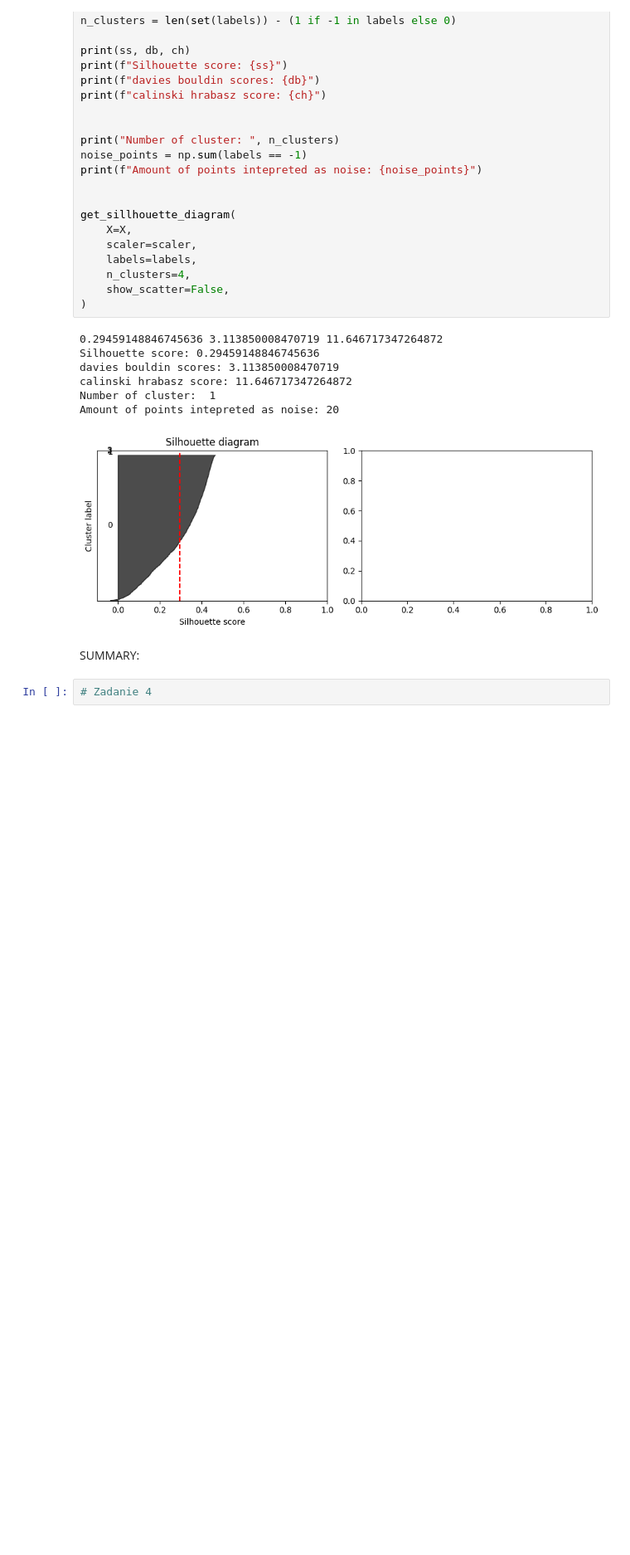
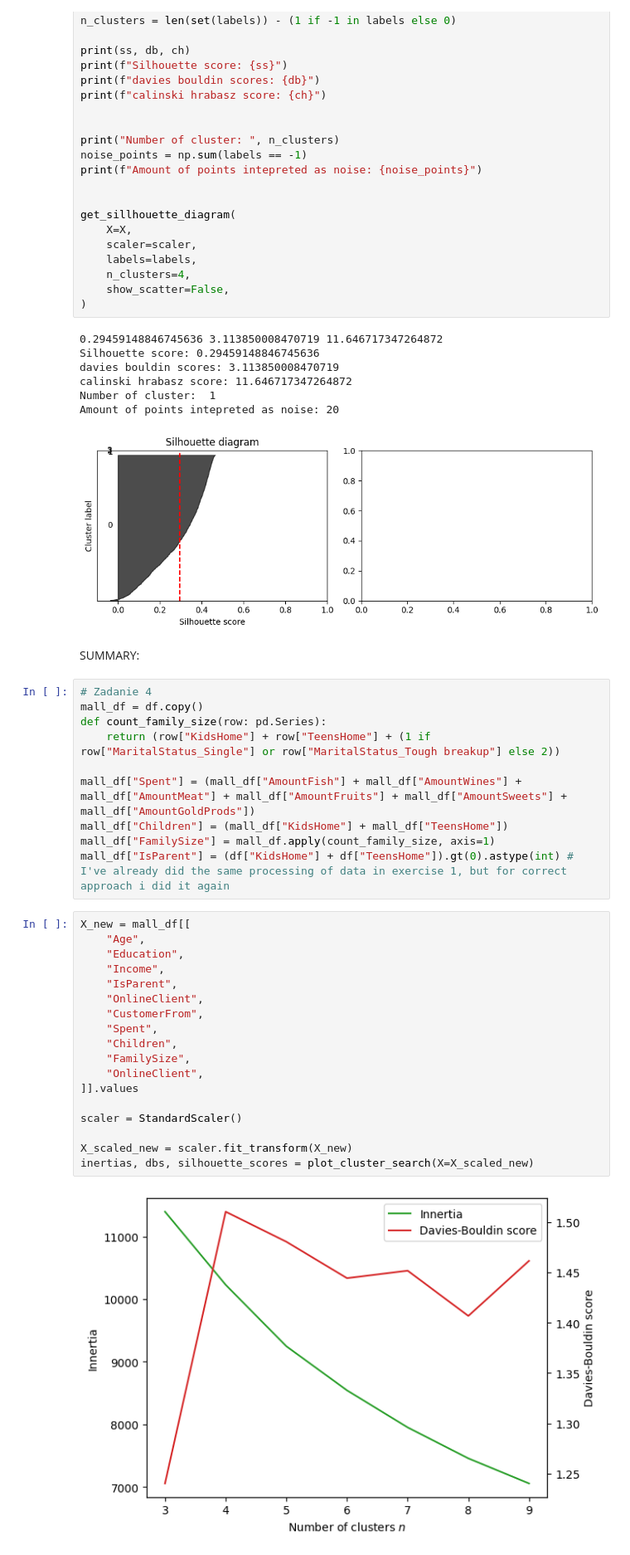
Before and after one commit to jancewicz/PJATK---Artificial-Intelligence-Postgraduate-Studies-, a Jupyter notebook: scikit-learn/pawel_jancewicz_pr7_2026/marketing_campaign/marketing_campaign.ipynb, the cells around one changed output. Shown at 83% size. Saved outputs shown, nothing was run; the diff lists cells and outputs as text; blank space fills up the shorter version.

Commit message:
exercise 4 in progress - feature engineering

```diff
--- a/scikit-learn/pawel_jancewicz_pr7_2026/marketing_campaign/marketing_campaign.ipynb
+++ b/scikit-learn/pawel_jancewicz_pr7_2026/marketing_campaign/marketing_campaign.ipynb
@@ -578,3 +584,31 @@ Amount of points intepreted as noise: 20
 SUMMARY:
 # %%
 # Zadanie 4
+mall_df = df.copy()
+def count_family_size(row: pd.Series):
+    return (row["KidsHome"] + row["TeensHome"] + (1 if row["MaritalStatus_Single"] or row["MaritalStatus_Tough breakup"] else 2))
+
+mall_df["Spent"] = (mall_df["AmountFish"] + mall_df["AmountWines"] + mall_df["AmountMeat"] + mall_df["AmountFruits"] + mall_df["AmountSweets"] + mall_df["AmountGoldProds"])
+mall_df["Children"] = (mall_df["KidsHome"] + mall_df["TeensHome"])
+mall_df["FamilySize"] = mall_df.apply(count_family_size, axis=1)
+mall_df["IsParent"] = (df["KidsHome"] + df["TeensHome"]).gt(0).astype(int) # I've already did the same processing of data in exercise 1, but for correct approach i did it again
+# %%
+X_new = mall_df[[
+    "Age",
+    "Education",
+    "Income",
+    "IsParent",
+    "OnlineClient",
+    "CustomerFrom",
+    "Spent",
+    "Children",
+    "FamilySize",
+    "OnlineClient",
+]].values
+
+scaler = StandardScaler()
+
+X_scaled_new = scaler.fit_transform(X_new)
+inertias, dbs, silhouette_scores = plot_cluster_search(X=X_scaled_new)
+# %% [output]
+[figure, added]
```
Also changed, not shown: parts of 9 cells of this notebook.
